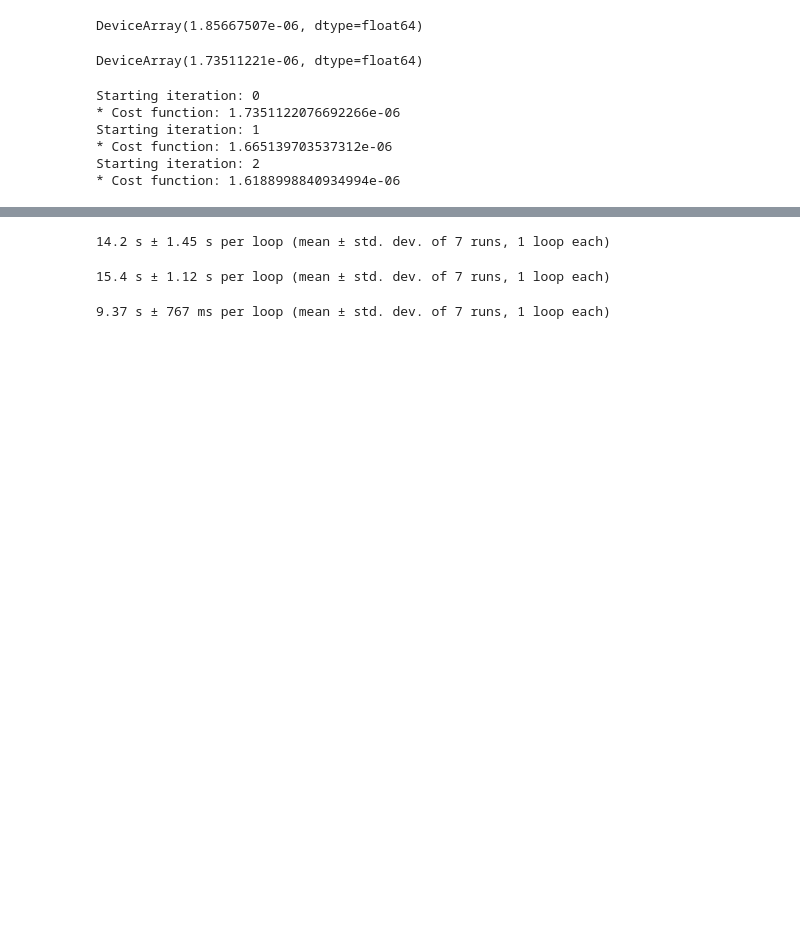
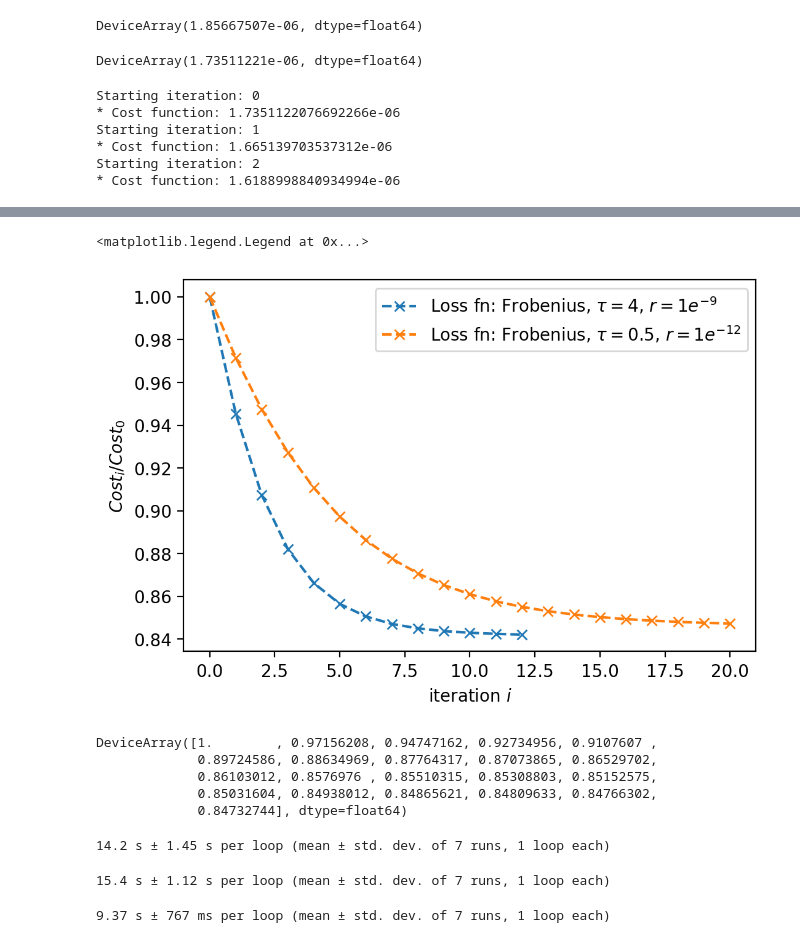
Before and after one commit to EmilianoG-byte/opentn, a Jupyter notebook: experiments/gradient.ipynb, the cells around one changed output, grey strips where cells are left out. Cells and saved outputs as stored; diff of their text form; code cells hidden in the pictures; blank space fills up the shorter version.

```diff
--- a/experiments/gradient.ipynb
+++ b/experiments/gradient.ipynb
@@ -1257,0 +1316,2 @@ Starting iteration: 2
+# %%
+cost_list_fro_05_2, grads_list_fro_05_2, xi_fro_05_2 = gds(fn=compute_loss, x0=update([X1_05, X2_05, X1_05], grads=grads_list_fro_05[0], rate=1e-12), iter=8, loss_fn=frobenius_norm, rate=1e-12, exact= exp_tot_05)
@@ -1257,0 +1335,2 @@ Starting iteration: 2
+# %%
+cost_list_fro_05_3, grads_list_fro_05_3, xi_fro_05_3 = gds(fn=compute_loss, x0=xi_fro_05_2[-1], iter=4, loss_fn=frobenius_norm, rate=1e-12, exact= exp_tot_05)
@@ -1257,0 +1346,2 @@ Starting iteration: 2
+# %%
+cost_list_fro_05_4, grads_list_fro_05_4, xi_fro_05_4 = gds(fn=compute_loss, x0=xi_fro_05_3[-1], iter=4, loss_fn=frobenius_norm, rate=1e-12, exact= exp_tot_05)
@@ -1257,0 +1357,2 @@ Starting iteration: 2
+# %%
+cost_list_fro_05_5, grads_list_fro_05_5, xi_fro_05_5 = gds(fn=compute_loss, x0=xi_fro_05_4[-1], iter=4, loss_fn=frobenius_norm, rate=1e-12, exact= exp_tot_05)
@@ -1258,3 +1380,24 @@ Starting iteration: 2
+# %%
+data = cost_list_fro_05 + cost_list_fro_05_2 + cost_list_fro_05_3 + cost_list_fro_05_4 + cost_list_fro_05_5
+data2 = cost_list_fro[0:1] + cost_list_fro2 + cost_list_fro3 + cost_list_fro4 + cost_list_fro5
+
+fig = plt.figure(dpi=200)
+plt.plot(range(len(data2)), np.array(data2)/data2[0], '--x', label=r'Loss fn: Frobenius, $\tau = 4$, $r=1e^{-9}$')
+plt.plot(range(len(data)), np.array(data)/data[0], '--x', label=r'Loss fn: Frobenius, $\tau = 0.5$, $r=1e^{-12}$')
+plt.ylabel(r'$Cost_i/Cost_{0}$')
+plt.xlabel('iteration $i$')
+plt.legend()
+# %% [output]
+<matplotlib.legend.Legend at 0x...>
+[figure, added]
+# %%
+np.array(data)/data[0]
+# %% [output]
+DeviceArray([1.        , 0.97156208, 0.94747162, 0.92734956, 0.9107607 ,
+             0.89724586, 0.88634969, 0.87764317, 0.87073865, 0.86529702,
+             0.86103012, 0.8576976 , 0.85510315, 0.85308803, 0.85152575,
+             0.85031604, 0.84938012, 0.84865621, 0.84809633, 0.84766302,
+             0.84732744], dtype=float64)
 # %%
 # small detour because I want to see what of the three methods for multiplication is faster
 %timeit jnp.dot(X1, X1.conj().T).block_until_ready()
```
Also changed, not shown: parts of 12 cells of this notebook, 6 other files.
